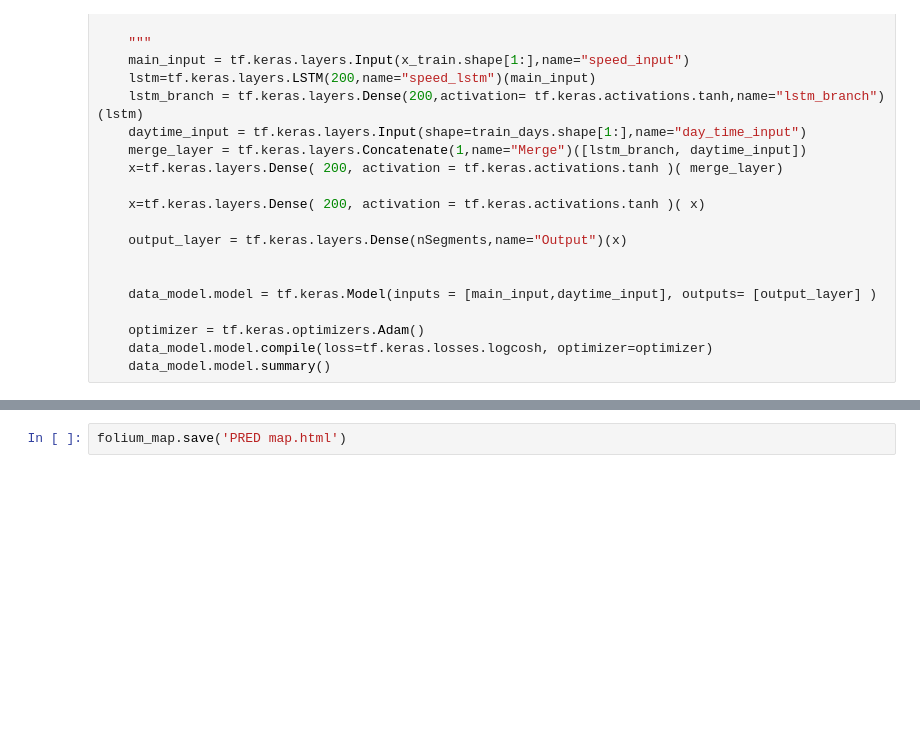
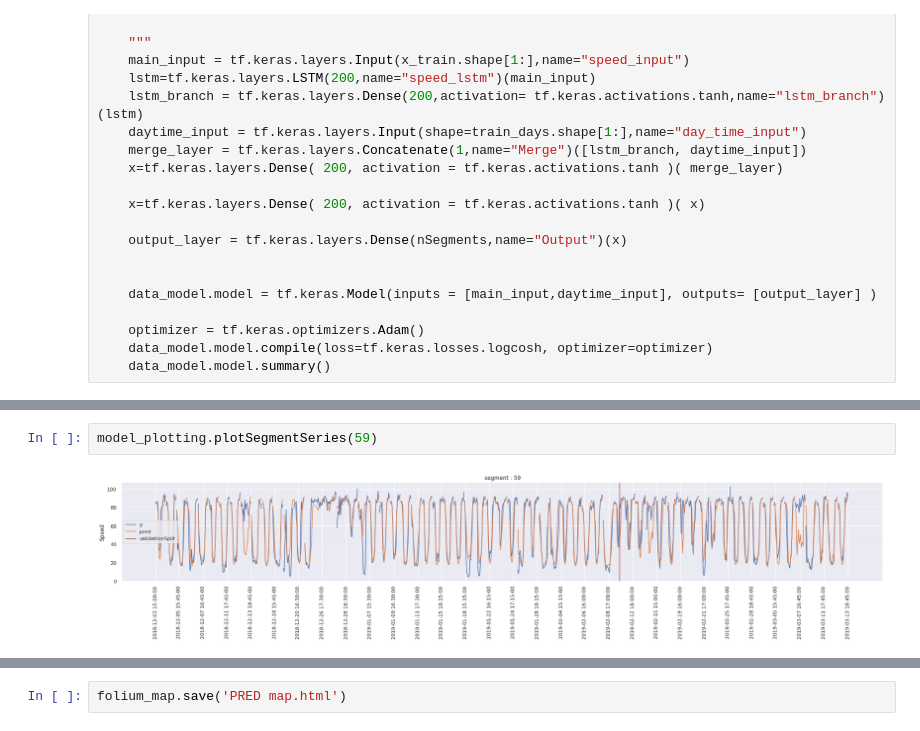
Before and after one commit to bourliam/PRIM, a Jupyter notebook: Notebooks/LSTM Example TensorFlow.ipynb, the cells around one changed output, grey strips where cells are left out. Drawn from its saved outputs; the diff is of its cells as text; blank space fills up the shorter version.

```diff
--- a/Notebooks/LSTM Example TensorFlow.ipynb
+++ b/Notebooks/LSTM Example TensorFlow.ipynb
@@ -1136,0 +565,4 @@ folium_validation_map = plotPredictions(segmentsMeta,data_model,yDF,predDF,yDF.c
+# %%
+model_plotting.plotSegmentSeries(59)
+# %% [output]
+[figure, added]
```
Also changed, not shown: parts of 61 cells of this notebook.
